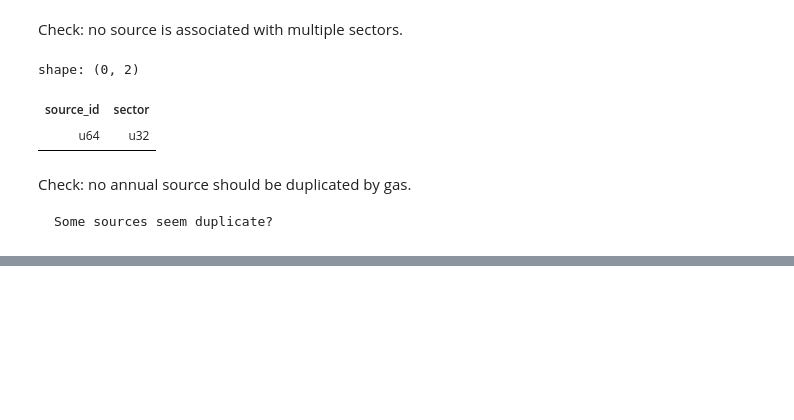
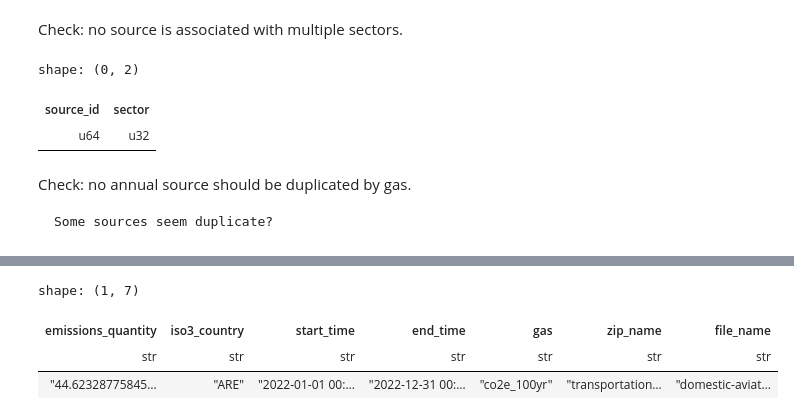
Before and after one commit to tjhunter/climate-trace-handbook, a Jupyter notebook: ct_book/_build/jupyter_execute/ingestion.ipynb, the cells around one changed output, grey strips where cells are left out. Drawn from its saved outputs; the diff is of its cells as text; code cells hidden in the pictures; blank space fills up the shorter version.

```diff
--- a/ct_book/_build/jupyter_execute/ingestion.ipynb
+++ b/ct_book/_build/jupyter_execute/ingestion.ipynb
@@ -245,0 +235,17 @@ shape: (110, 3)
+# %%
+def _fil(fname, sname):
+    return fname == "transportation.zip" and sname == "domestic-aviation_emissions-sources.csv"
+sdf = ct.data._load_csv(_fil,[SOURCE_ID, SOURCE_NAME, EMISSIONS_QUANTITY, ISO3_COUNTRY, START_TIME, END_TIME, GAS])
+# %%
+def _fil(fname, sname):
+    return fname == "transportation.zip" and sname == "domestic-aviation_country_emissions.csv"
+cedf = ct.data._load_csv(_fil,[EMISSIONS_QUANTITY, ISO3_COUNTRY, START_TIME, END_TIME, GAS])
+# %%
+(cedf.filter(c_iso3_country == "ARE")
+ .filter(c_start_time.str.starts_with("2022"))
+ .filter(c_gas == CO2E_100YR))
+# %% [output]
+shape: (1, 7)
+| emissions_quantity | iso3_country | start_time | end_time | gas | zip_name | file_name |
+| str | str | str | str | str | str | str |
+| "44.62328775845… | "ARE" | "2022-01-01 00:… | "2022-12-31 00:… | "co2e_100yr" | "transportation… | "domestic-aviat… |
```
Also changed, not shown: parts of 17 cells of this notebook, 16 other files.
